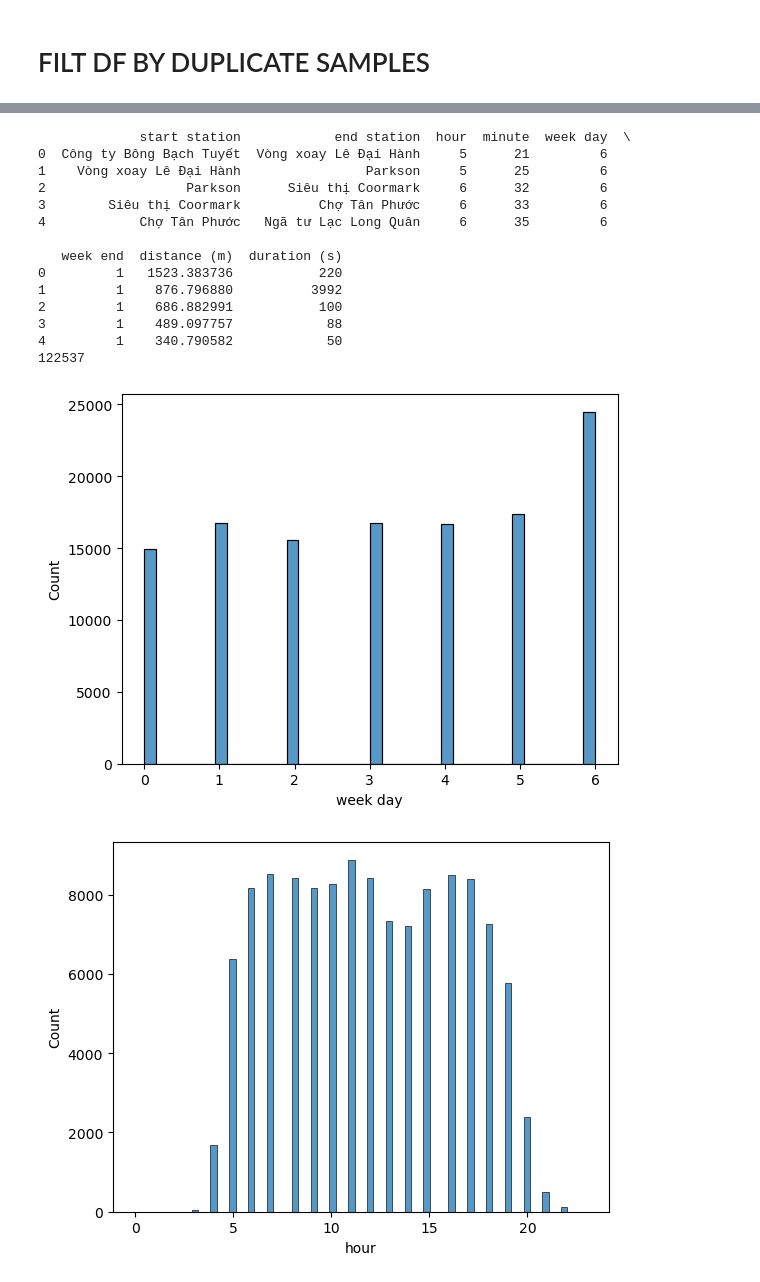
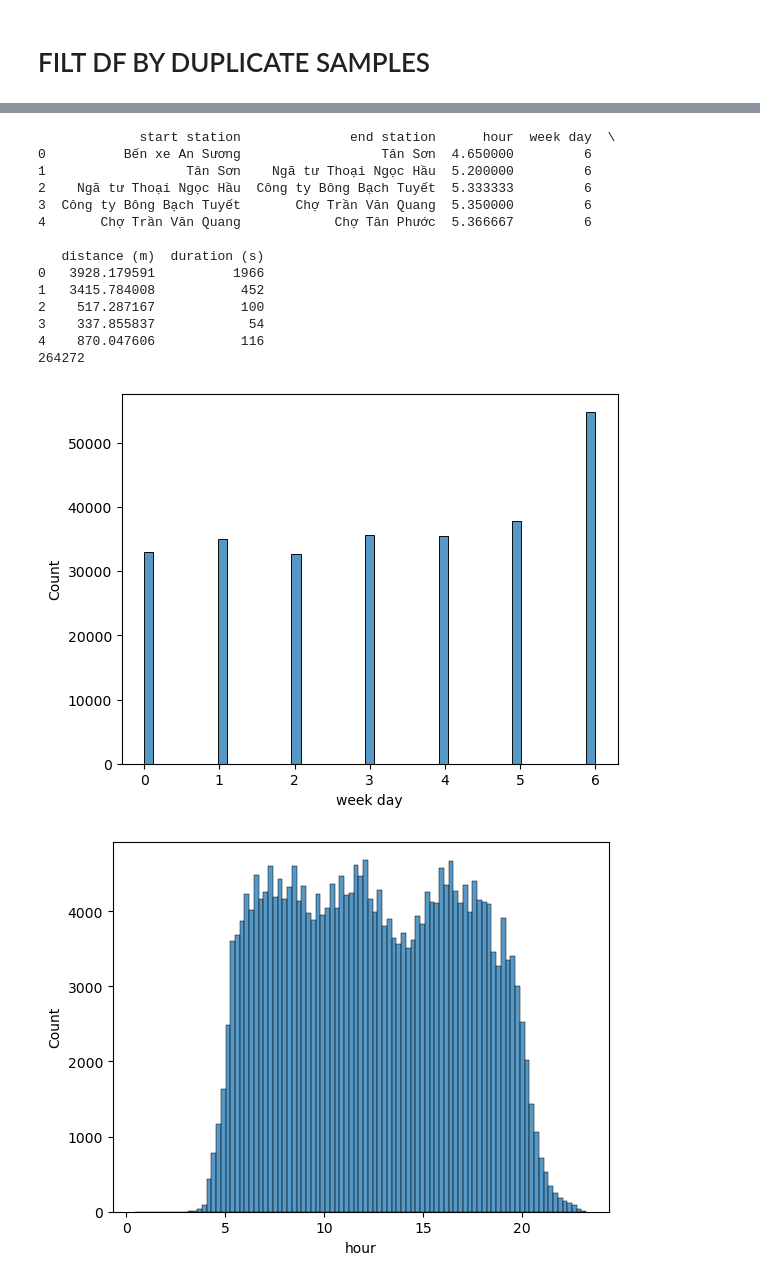
Before and after one commit to ZanissNguyen/Bus-Status-Analysis-Prediction, a Jupyter notebook: notebook/preprocessing_modifier.ipynb, the cells around one changed output, grey strips where cells are left out. Saved outputs shown, nothing was run; the diff lists cells and outputs as text; code cells hidden in the pictures.

Commit message:
#5 Merge develop into main, allowing unrelated histories

```diff
--- a/notebook/preprocessing_modifier.ipynb
+++ b/notebook/preprocessing_modifier.ipynb
@@ -26,10 +28,10 @@ FILE_NAME = "sub_raw_"
 # do đó tui sẽ lấy 12*7 file subraw từ 04 để có được dữ liệu từ cn đến t7 (đủ các ngày)
 # nhưng vì số lượng quá lớn, nổ máy nên cấn sample lại (Phát chọn chia bin mỗi 15 phút ~ 1 file 8 bin mỗi bin chỉ lấy 10%)
 # thì sau cùng tổng hợp bao nhiêu đó file + sampling ta có dataset gồm 1092330 mẫu
-def get_waypoints(file_path, frac):
+def get_waypoints(file_path, frac=1, mode=1):
     with open(file_path, "r", encoding="utf-8") as f:
         data = json.load(f)
-        data = [item["msgBusWayPoint"] for item in data]
+        if mode == 1: data = [item["msgBusWayPoint"] for item in data]
         df = pd.DataFrame(data)
 
         df["bin"] = pd.cut(df["datetime"], bins = 8)
@@ -45,16 +47,19 @@ def get_waypoints(file_path, frac):
 # Đoạn mã tổng hợp dữ liệu từ các file sub_raw
 #
 dfs = []
-for i in tqdm(range(START_FILE, END_FILE)): # all 7 day file
-    file_name = FILE_NAME+str(i)
-    file_path = DATASET_PATH+file_name+".json"
-    dfs.append(get_waypoints(file_path, SCALE))
+if not COMBINED:
+    for i in tqdm(range(START_FILE, END_FILE)): # all 7 day file
+        file_name = FILE_NAME+str(i)
+        file_path = DATASET_PATH+file_name+".json"
+        dfs.append(get_waypoints(file_path, SCALE))
 
-# dfs là một list DataFrame
+    # dfs là một list DataFrame
+    df.to_json(RAW_RESULT, orient="records", force_ascii=False, indent=4)
+else:
+    dfs.append(get_waypoints(RAW_RESULT, mode=0))
+
 df = pd.concat(dfs, ignore_index=True)
 print(len(df))
 print(df.head())
 print(df.tail())
-
-df.to_json("data_raw.json", orient="records", force_ascii=False, indent=4)
 # %% [output]
@@ -299,23 +304,14 @@ def get_weekday(rt):
     dt = datetime.strptime(rt, fmt)
     return dt.weekday()
 
-###Function that returns the weekend from reallife time's format
-def get_weekend(rt):
-    fmt = "%d-%m-%Y %H:%M:%S"
-    dt = datetime.strptime(rt, fmt)
-    return int(dt.weekday()>=5)
-
 ###Function that returns the hour from reallife time's format
 def get_hour(rt):
     fmt = "%d-%m-%Y %H:%M:%S"
     dt = datetime.strptime(rt, fmt)
-    return dt.hour
-
-###Function that returns the minute from reallife time's format
-def get_minute(rt):
-    fmt = "%d-%m-%Y %H:%M:%S"
-    dt = datetime.strptime(rt, fmt)
-    return dt.minute
+    hour = dt.hour
+    minute = dt.minute
+    hour_float = dt.hour + minute / 60.0
+    return hour_float
 # %%
 ###Pairing sample with the same value of "value" feature consecutively than save in lst_data variable
 lst_data = []
@@ -342,9 +338,7 @@ for i in tqdm(range(len(df_cleaned))):
             "start station": prev_status['current station'],
             "end station": cur_status['current station'],
             "hour": get_hour(prev_status['realtime']),
-            "minute": get_minute(prev_status['realtime']),
             "week day": get_weekday(prev_status['realtime']),
-            "week end": get_weekend(prev_status['realtime']),
             "distance (m)" : distance,
             "duration (s)": d_time,
         })
@@ -391,30 +385,27 @@ main_df.to_json("preprocessed_data_modified.json", orient="records", force_ascii
 # %%
 print(main_df.head())
 print(len(main_df))
 
 # plot
 sns.histplot(data=main_df, x="week day")
 plt.show()
 
 sns.histplot(data=main_df, x="hour")
 plt.show()
-
-sns.histplot(data=main_df, x="minute")
-plt.show()
 # %% [output]
-             start station            end station  hour  minute  week day  \
-0  Công ty Bông Bạch Tuyết  Vòng xoay Lê Đại Hành     5      21         6
-1    Vòng xoay Lê Đại Hành                Parkson     5      25         6
-2                  Parkson      Siêu thị Coormark     6      32         6
-3        Siêu thị Coormark          Chợ Tân Phước     6      33         6
-4            Chợ Tân Phước   Ngã tư Lạc Long Quân     6      35         6
+             start station              end station      hour  week day  \
+0          Bến xe An Sương                  Tân Sơn  4.650000         6
+1                  Tân Sơn    Ngã tư Thoại Ngọc Hầu  5.200000         6
+2    Ngã tư Thoại Ngọc Hầu  Công ty Bông Bạch Tuyết  5.333333         6
+3  Công ty Bông Bạch Tuyết       Chợ Trần Văn Quang  5.350000         6
+4       Chợ Trần Văn Quang            Chợ Tân Phước  5.366667         6
 
-   week end  distance (m)  duration (s)
-0         1   1523.383736           220
-1         1    876.796880          3992
-2         1    686.882991           100
-3         1    489.097757            88
-4         1    340.790582            50
-122537
+   distance (m)  duration (s)
+0   3928.179591          1966
+1   3415.784008           452
+2    517.287167           100
+3    337.855837            54
+4    870.047606           116
+264272
-[figure, old version]
+[figure, new version]
-[figure, old version]
+[figure, new version]
```
Also changed, not shown: parts of 10 cells of this notebook, 1 other file.
